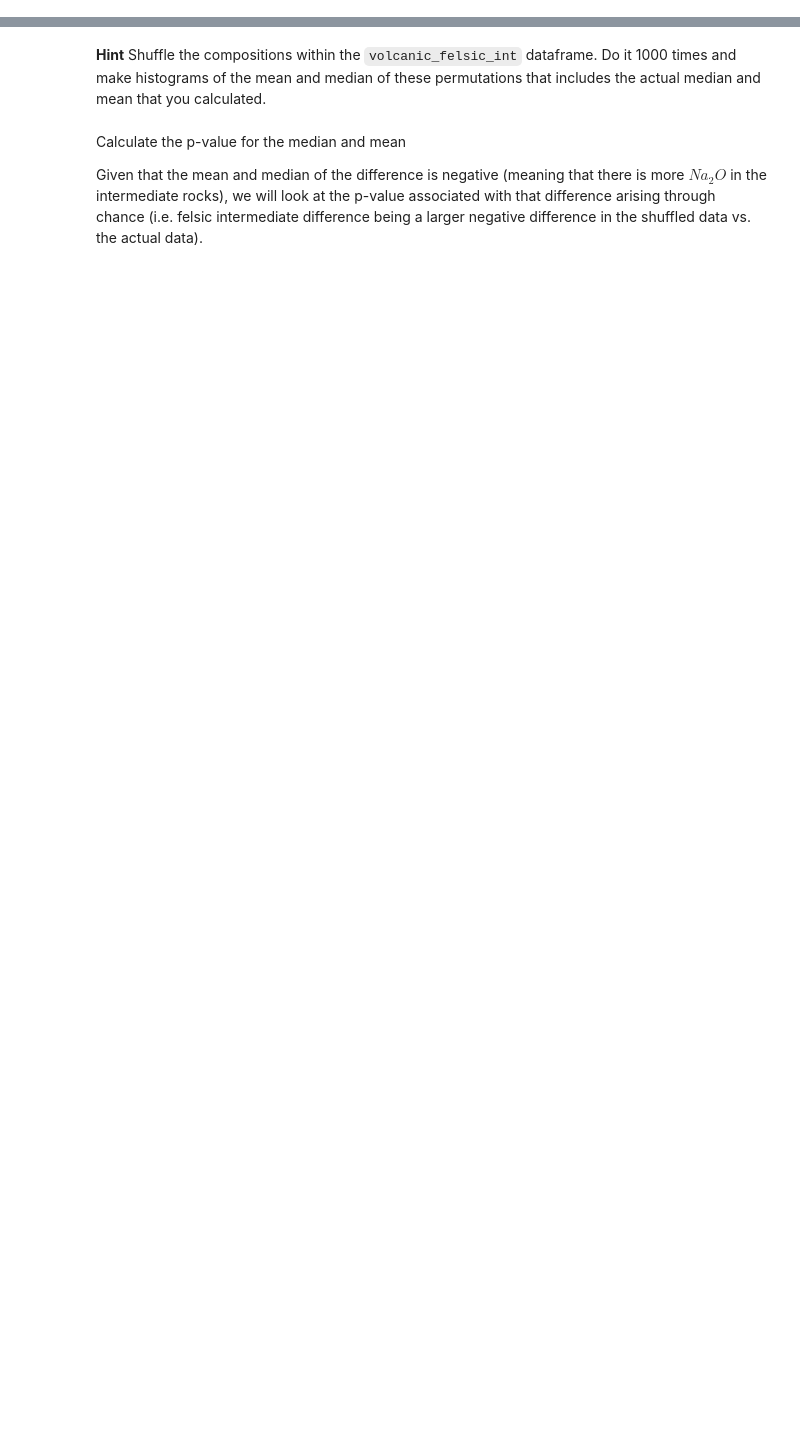
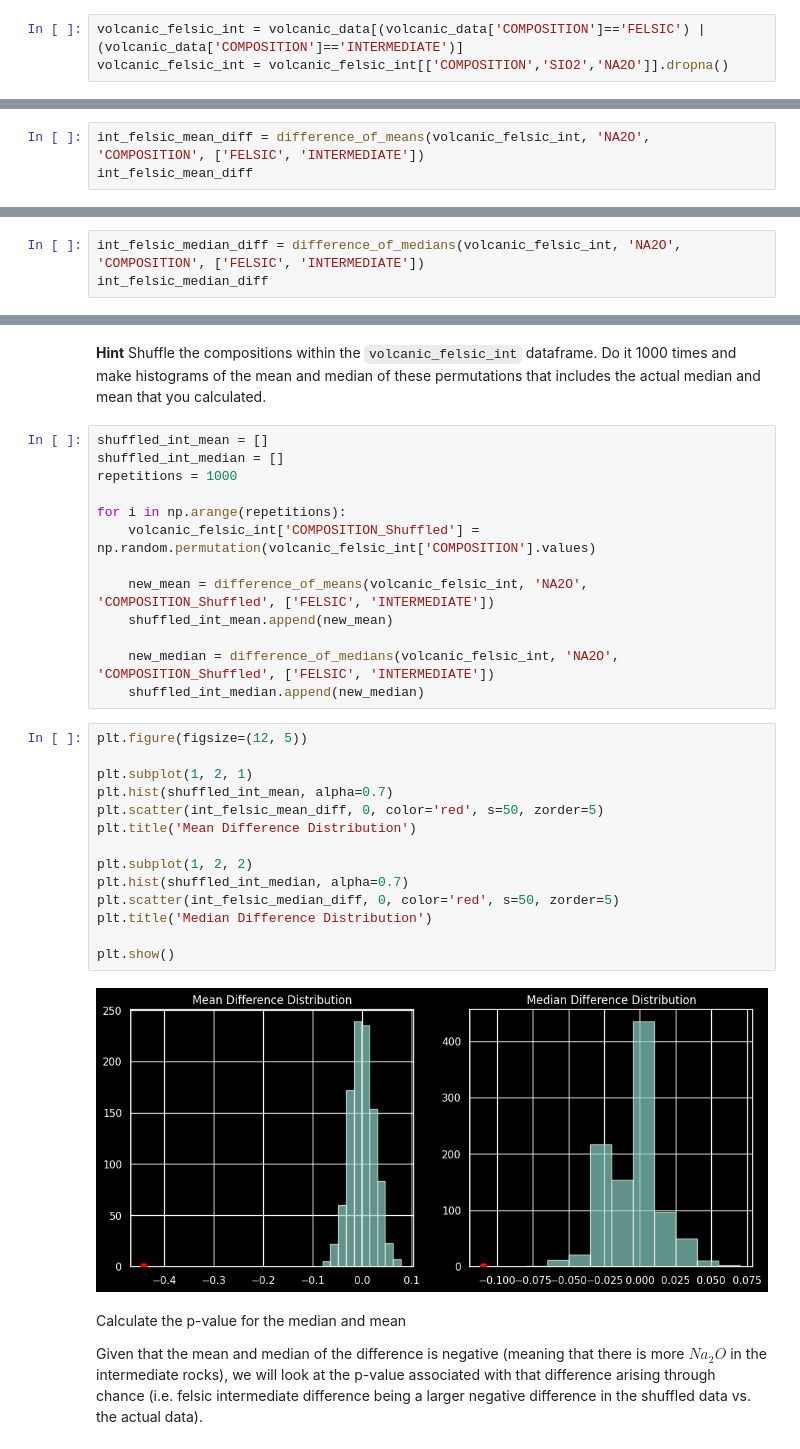
Before and after one commit to ItsukiKigoshi/EPS88_Gleeson, a Jupyter notebook: homework03.ipynb, the cells around one changed output, grey strips where cells are left out. Cells and saved outputs as stored; diff of their text form; blank space fills up the shorter version.

```diff
--- a/homework03.ipynb
+++ b/homework03.ipynb
@@ -536,5 +536,11 @@ So it appears to be well-supported that felsic magmas have more Na$_2$O than maf
 #### Testing the null hypothesis that there is no difference in the sodium content of intermediate and felsic lavas
 
 **(30 points)** This is for your to complete, using the code above as guidence test the null hypothesis that there is no difference in the Na2O content fo felsic and intermediate magmas.
+# %%
+volcanic_felsic_int = volcanic_data[(volcanic_data['COMPOSITION']=='FELSIC') | (volcanic_data['COMPOSITION']=='INTERMEDIATE')]
+volcanic_felsic_int = volcanic_felsic_int[['COMPOSITION','SIO2','NA2O']].dropna()
 # %% [markdown]
 **Hint** Calculate the difference in the median and the difference in the mean between the NA2O of intermediate and felsic lavas. Assign them to variables and print them.
+# %%
+int_felsic_mean_diff = difference_of_means(volcanic_felsic_int, 'NA2O', 'COMPOSITION', ['FELSIC', 'INTERMEDIATE'])
+int_felsic_mean_diff
@@ -540,0 +549,3 @@ So it appears to be well-supported that felsic magmas have more Na$_2$O than maf
+# %%
+int_felsic_median_diff = difference_of_medians(volcanic_felsic_int, 'NA2O', 'COMPOSITION', ['FELSIC', 'INTERMEDIATE'])
+int_felsic_median_diff
@@ -541,5 +554,34 @@ So it appears to be well-supported that felsic magmas have more Na$_2$O than maf
 # %% [markdown]
 **Hint** Shuffle the compositions within the `volcanic_felsic_int` dataframe. Do it 1000 times and make histograms of the mean and median of these permutations that includes the actual median and mean that you calculated.
+# %%
+shuffled_int_mean = []
+shuffled_int_median = []
+repetitions = 1000
+
+for i in np.arange(repetitions):
+    volcanic_felsic_int['COMPOSITION_Shuffled'] = np.random.permutation(volcanic_felsic_int['COMPOSITION'].values)
+
+    new_mean = difference_of_means(volcanic_felsic_int, 'NA2O', 'COMPOSITION_Shuffled', ['FELSIC', 'INTERMEDIATE'])
+    shuffled_int_mean.append(new_mean)
+
+    new_median = difference_of_medians(volcanic_felsic_int, 'NA2O', 'COMPOSITION_Shuffled', ['FELSIC', 'INTERMEDIATE'])
+    shuffled_int_median.append(new_median)
+# %%
+plt.figure(figsize=(12, 5))
+
+plt.subplot(1, 2, 1)
+plt.hist(shuffled_int_mean, alpha=0.7)
+plt.scatter(int_felsic_mean_diff, 0, color='red', s=50, zorder=5)
+plt.title('Mean Difference Distribution')
+
+plt.subplot(1, 2, 2)
+plt.hist(shuffled_int_median, alpha=0.7)
+plt.scatter(int_felsic_median_diff, 0, color='red', s=50, zorder=5)
+plt.title('Median Difference Distribution')
+
+plt.show()
+# %% [output]
+[figure, added]
 # %% [markdown]
 Calculate the p-value for the median and mean
 
```
Also changed, not shown: parts of 19 cells of this notebook.
